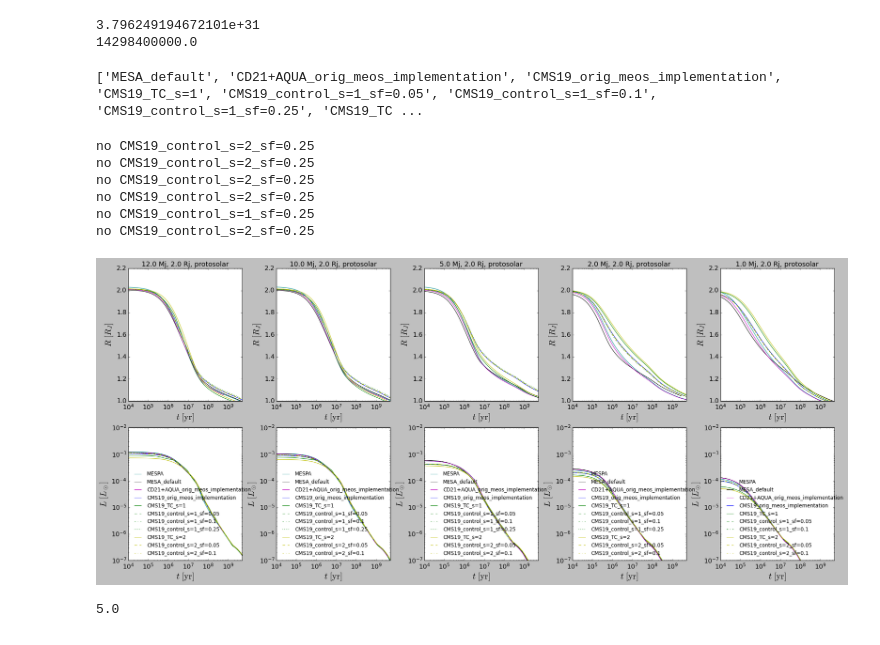
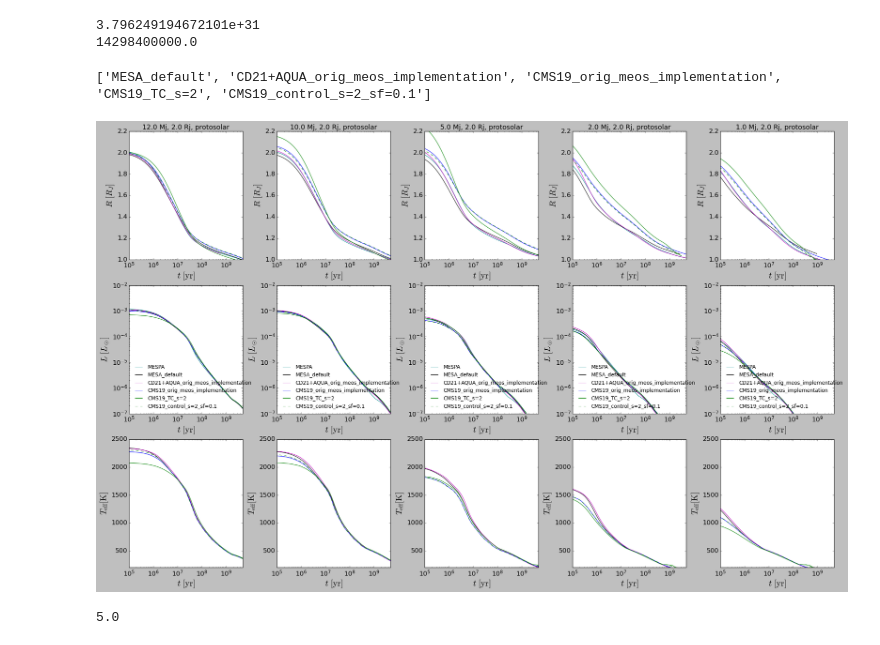
Before and after one commit to esandford/giant_planets, a Jupyter notebook: MESA_EoS/thermo_consistency/MESA_runs/results.ipynb, the cells around one changed output. Saved outputs shown, nothing was run; the diff lists cells and outputs as text; code cells hidden in the pictures.

Commit message:
updated notebooks with paper figures

```diff
--- a/MESA_EoS/thermo_consistency/MESA_runs/results.ipynb
+++ b/MESA_EoS/thermo_consistency/MESA_runs/results.ipynb
@@ -36,47 +36,55 @@ print(2*rJtoCm)
 3.796249194672101e+31
 14298400000.0
 # %%
-eos_choices = ['MESA_default','CD21+AQUA_orig_meos_implementation','CMS19_orig_meos_implementation','CMS19_TC_s=1','CMS19_control_s=1_sf=0.05','CMS19_control_s=1_sf=0.1','CMS19_control_s=1_sf=0.25','CMS19_TC_s=2','CMS19_control_s=2_sf=0.05','CMS19_control_s=2_sf=0.1','CMS19_control_s=2_sf=0.25']
+#eos_choices = ['MESA_default','CD21+AQUA_orig_meos_implementation','CMS19_orig_meos_implementation','CMS19_TC_s=1','CMS19_control_s=1_sf=0.05','CMS19_control_s=1_sf=0.1','CMS19_control_s=1_sf=0.25','CMS19_TC_s=2','CMS19_control_s=2_sf=0.05','CMS19_control_s=2_sf=0.1','CMS19_control_s=2_sf=0.25','CMS19_TC_s=5','CMS19_control_s=5_sf=0.05','CMS19_control_s=5_sf=0.1','CMS19_control_s=5_sf=0.25']
+
+eos_choices = ['MESA_default','CD21+AQUA_orig_meos_implementation','CMS19_orig_meos_implementation','CMS19_TC_s=2','CMS19_control_s=2_sf=0.1']
 
 #eos_choices = ['MESA_default','CMS19_orig_meos_implementation','CMS19_TC_s=1','CMS19_control_s=1_sf=0.25']
+#eos_choices = ['MESA_default','CMS19_orig_meos_implementation','CD21+AQUA_orig_meos_implementation','CMS19_TC_s=1']
 #eos_choices = ['CMS19_TC_s=1']
 
-colors = ['k','m','b','g','g','g','g','y','y','y','y']
-ls = ['-','-','-','-','--','-.',':','-','--','-.',':']
+colors = ['k','m','b','g','g','g','g','y','y','y','y','m','m','m','m']
+ls = ['-','-','-','-','--','-.',':','-','--','-.',':','-','--','-.',':']
 #colors=['k','b','r','r']
 #ls=['-','-','-',':']
 print(eos_choices)
 
-comps = ['00z90x','protosolar']
+comps = ['protosolar','']
 #Minit = np.array((20.0,10.0,7.5,6.0,5.0,4.0,3.0,2.0))
 Minit = np.array((12.0,10.0,5.0,2.0,1.0))
 
-Rinit = np.array((2.0,5.0))
+Rinit = np.atleast_1d(np.array((2.0)))
 
 #comps = ['platowg']
 #Minit = np.atleast_1d(np.array((1.0)))
 # %% [output]
-['MESA_default', 'CD21+AQUA_orig_meos_implementation', 'CMS19_orig_meos_implementation', 'CMS19_TC_s=1', 'CMS19_control_s=1_sf=0.05', 'CMS19_control_s=1_sf=0.1', 'CMS19_control_s=1_sf=0.25', 'CMS19_TC ...
+['MESA_default', 'CD21+AQUA_orig_meos_implementation', 'CMS19_orig_meos_implementation', 'CMS19_TC_s=2', 'CMS19_control_s=2_sf=0.1']
 # %%
 #fig, axes = plt.subplots(3,len(Minit),figsize=(24,16))
-fig, axes = plt.subplots(2,len(Minit),figsize=(6*len(Minit),6*2))
+fig, axes = plt.subplots(3,len(Minit),figsize=(6*len(Minit),6*3))
 
 for ii in range(len(Minit)):
     axes[0,ii].set_xlabel(r"$t\ [\mathrm{yr}]$",fontsize=20)
     axes[0,ii].set_ylabel(r"$R\ [R_J]$",fontsize=20)
     axes[1,ii].set_xlabel(r"$t\ [\mathrm{yr}]$",fontsize=20)
     axes[1,ii].set_ylabel(r"$L\ [L_\odot]$",fontsize=20)
-    #axes[2,ii].set_xlabel(r"$\log_{10}T\ [\mathrm{K}]$",fontsize=20)
-    #axes[2,ii].set_ylabel(r"$\log_{10}P\ [\mathrm{bar}]$",fontsize=20)
+    axes[2,ii].set_xlabel(r"$t\ [\mathrm{yr}]$",fontsize=20)
+    axes[2,ii].set_ylabel(r"$T_{\mathrm{eff}} [\mathrm{K}]$",fontsize=20)
 
     axes[0,ii].set_xscale('log')
     axes[1,ii].set_xscale('log')
+    axes[2,ii].set_xscale('log')
+
     axes[1,ii].set_yscale('log')
-    axes[0,ii].set_xlim(1.e4,5.e9)
+    axes[0,ii].set_xlim(1.e5,5.e9)
     axes[0,ii].set_ylim(1.,2.2)
     #axes[0,ii].set_ylim(1.,5.1)
-    axes[1,ii].set_xlim(1.e4,5.e9)
+    axes[1,ii].set_xlim(1.e5,5.e9)
     axes[1,ii].set_ylim(1.e-7,1.e-2)
+
+    axes[2,ii].set_xlim(1.e5,5.e9)
+    axes[2,ii].set_ylim(200,2500)
 
     #axes[2,ii].invert_yaxis()
 
@@ -84,7 +92,7 @@ for ax in np.ravel(axes):
     ax.tick_params(axis='both', which='major', labelsize=15)
 
 for j, m in enumerate(Minit):
-    for k, comp in enumerate(comps[1:2]):
+    for k, comp in enumerate(comps[0:1]):
         for l, r in enumerate(Rinit[0:1]):
             axes[0,j].set_title("{0} Mj, {1} Rj, {2}".format(m,r,comp),fontsize=16)
             try:
@@ -101,41 +109,37 @@ for j, m in enumerate(Minit):
 
                 axes[2,j].plot(profile['logT'],profile['logP']-6,color='#008B8B',ls='-',label='MESPA')
                 '''
             except FileNotFoundError:
                 print("no mespa for {0}".format(m))
 
             for i,e in enumerate(eos_choices):
 
                 try:
                     history_filename = "./eos_{0}/planet_5.0Gyr_{1}_Mj_{2}_Rj_{3}.history".format(e,m,r,comp)
                     history = Table.read(history_filename, format="ascii", header_start=4, data_start=5)
 
                     axes[0,j].plot(history['star_age'],history['radius']*rSuntorJ,color=colors[i],ls=ls[i])
                     axes[1,j].plot(history['star_age'],history['luminosity'],color=colors[i],ls=ls[i],label=e)
+                    axes[2,j].plot(history['star_age'],history['Teff'],color=colors[i],ls=ls[i])
 
                     #print(e)
                     #print(history['radius']*rSuntorJ)
                     #print(history['luminosity'])
                     '''
                     profile_filename = "./eos_{0}/planet_1.0Gyr_{1}_Mj_{2}.profile".format(e,m,comp)
                     profile = Table.read(profile_filename, format="ascii", header_start=4, data_start=5)
 
                     axes[2,j].plot(profile['logT'],profile['logP']-6,color=colors[i],ls=ls[i],label=e)
                     '''
                     axes[1,j].legend(loc='lower left',frameon=False,fontsize=12)
                 except FileNotFoundError:
                     print("no {0}".format(e))
 
 plt.subplots_adjust(hspace=0.2,wspace=0.3)
-plt.show()
+#plt.show()
+plt.savefig("../pap
 # %% [output]
-no CMS19_control_s=2_sf=0.25
-no CMS19_control_s=2_sf=0.25
-no CMS19_control_s=2_sf=0.25
-no CMS19_control_s=2_sf=0.25
-no CMS19_control_s=1_sf=0.25
-no CMS19_control_s=2_sf=0.25
-[figure, old version]
+[figure, new version]
 # %%
 # eos names
 eos_choices = ['MESA_default','CD21+AQUA_orig_meos_implementation','CMS19_orig_meos_implementation','CMS19_TC_s=1','CD21_Y0275']
```
Also changed, not shown: parts of 1 cell of this notebook, 11 other files.
